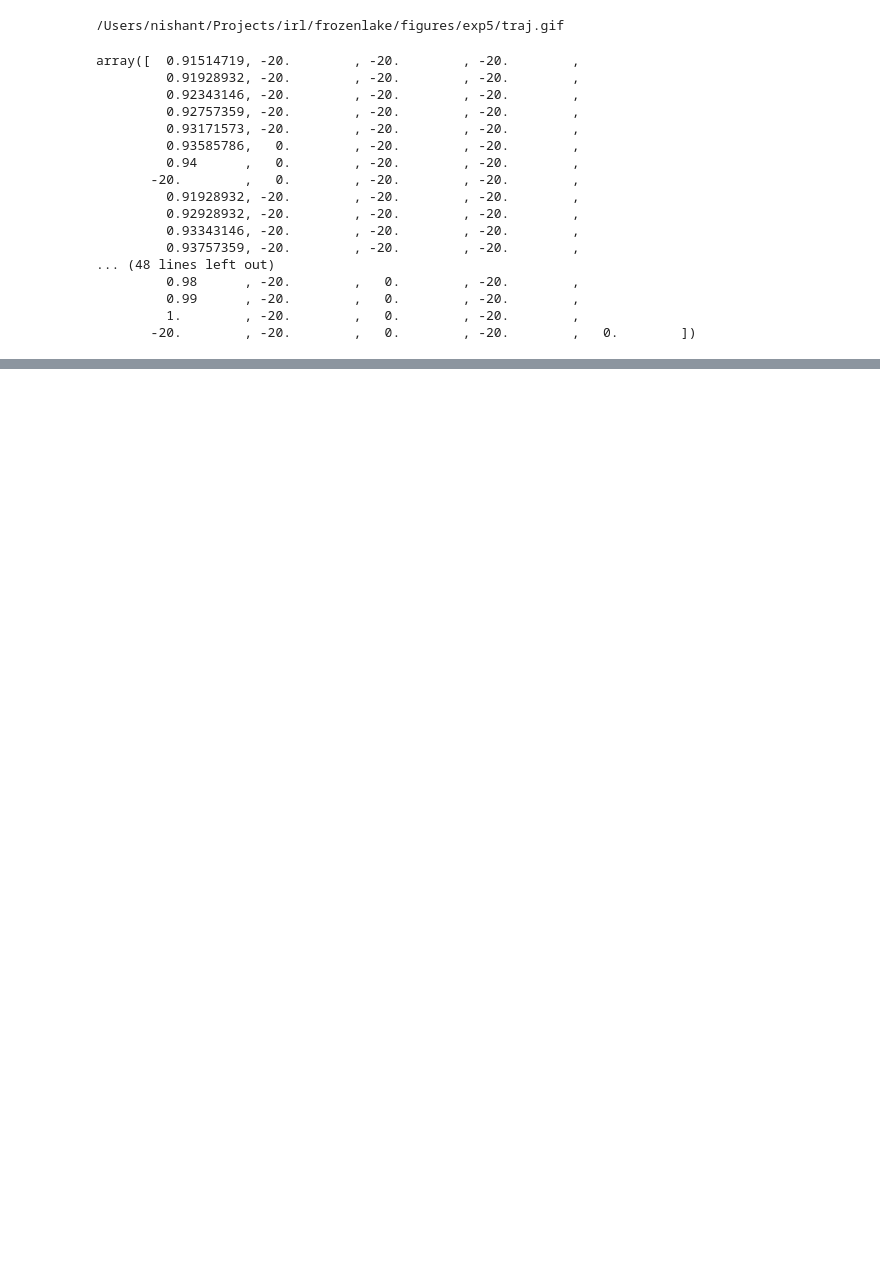
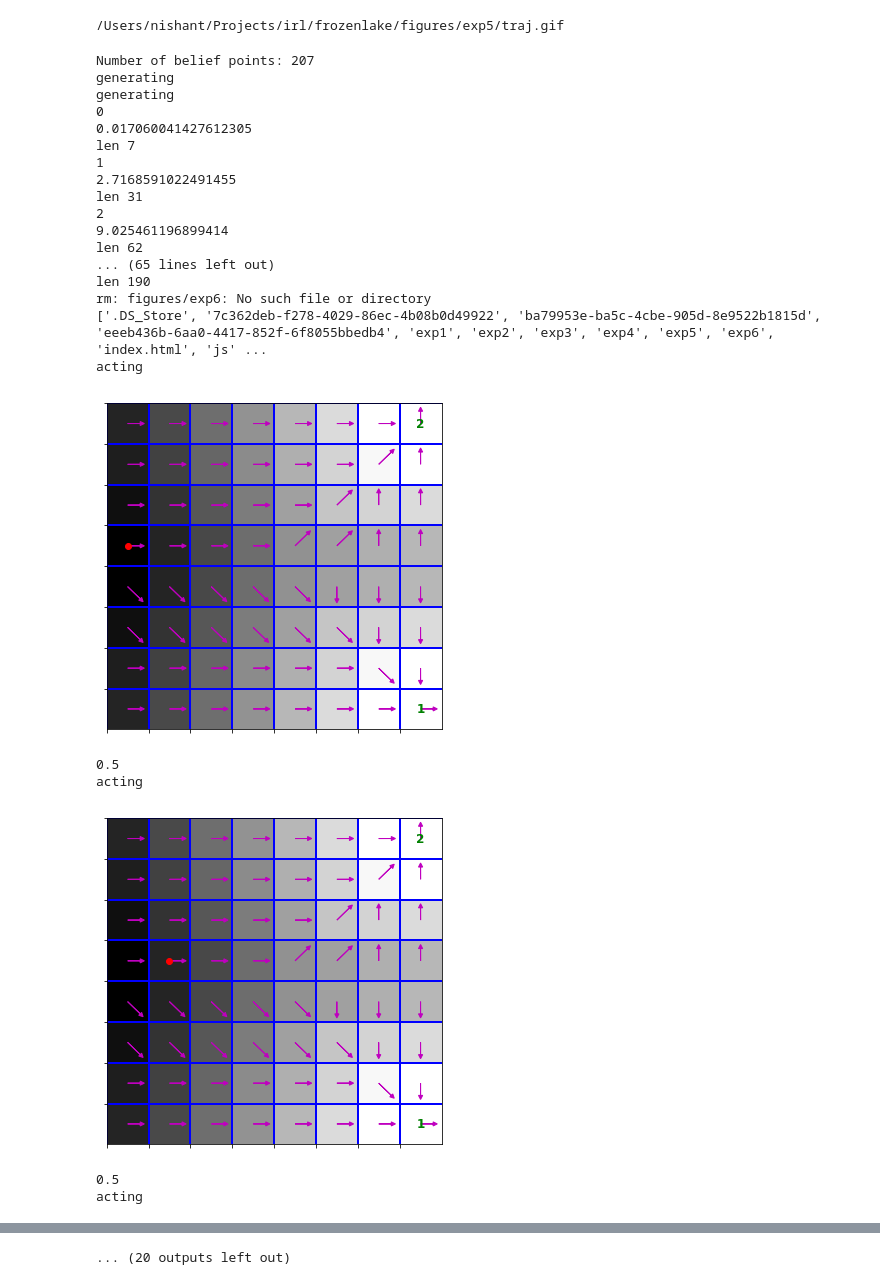
Before and after one commit to nishdesai/mixing_agent, a Jupyter notebook: Compromise.ipynb, the cells around one changed output, grey strips where cells are left out. Cells and saved outputs as stored; diff of their text form; code cells hidden in the pictures; blank space fills up the shorter version.

Commit message:
implement pbvi from pineau et al.

```diff
--- a/Compromise.ipynb
+++ b/Compromise.ipynb
@@ -415,20 +477,0 @@ V, pi = support_vectors_to_values(support_vectors, b, true_mdp.nS, 0)
-# %%
-V
-# %% [output]
-array([  0.91514719, -20.        , -20.        , -20.        ,
-         0.91928932, -20.        , -20.        , -20.        ,
-         0.92343146, -20.        , -20.        , -20.        ,
-         0.92757359, -20.        , -20.        , -20.        ,
-         0.93171573, -20.        , -20.        , -20.        ,
-         0.93585786,   0.        , -20.        , -20.        ,
-         0.94      ,   0.        , -20.        , -20.        ,
-       -20.        ,   0.        , -20.        , -20.        ,
-         0.91928932, -20.        , -20.        , -20.        ,
-         0.92928932, -20.        , -20.        , -20.        ,
-         0.93343146, -20.        , -20.        , -20.        ,
-         0.93757359, -20.        , -20.        , -20.        ,
-... (48 lines left out)
-         0.98      , -20.        ,   0.        , -20.        ,
-         0.99      , -20.        ,   0.        , -20.        ,
-         1.        , -20.        ,   0.        , -20.        ,
-       -20.        , -20.        ,   0.        , -20.        ,   0.        ])
@@ -436,0 +478,36 @@ support_vectors[182][0]
+# %%
+mdp1 = MDP(FrozenLakeEnvSequentialMultigoal(goal=1, is_slippery=False))
+mdp2 = MDP(FrozenLakeEnvSequentialMultigoal(goal=2, is_slippery=False))
+initial_belief = Belief(24<<2, mdp1.nS, 0.5)
+support_vectors_2 = pbvi(mdp1, mdp2, initial_belief, 200, num_iter=25)
+
+mdp1 = MDP(FrozenLakeEnvSequentialMultigoal(goal=1, is_slippery=False))
+mdp2 = MDP(FrozenLakeEnvSequentialMultigoal(goal=2, is_slippery=False))
+true_mdp = MDP(FrozenLakeEnvSequentialMultigoal(goal=1, is_slippery=False))
+
+!rm -r figures/exp6
+traj = run_mixing_agent(true_mdp, mdp1, mdp2, support_vectors_2, w1=0.5, img_folder='exp6')
+# %% [output]
+Number of belief points: 207
+generating
+generating
+0
+0.017060041427612305
+len 7
+1
+2.7168591022491455
+len 31
+2
+9.025461196899414
+len 62
+... (65 lines left out)
+len 190
+rm: figures/exp6: No such file or directory
+['.DS_Store', '7c362deb-f278-4029-86ec-4b08b0d49922', 'ba79953e-ba5c-4cbe-905d-8e9522b1815d', 'eeeb436b-6aa0-4417-852f-6f8055bbedb4', 'exp1', 'exp2', 'exp3', 'exp4', 'exp5', 'exp6', 'index.html', 'js' ...
+acting
+[figure, added]
+0.5
+acting
+[figure, added]
+0.5
+acting
@@ -436,0 +524 @@ support_vectors[182][0]
+... (20 outputs left out)
```
Also changed, not shown: parts of 10 cells of this notebook, 1 other file.
